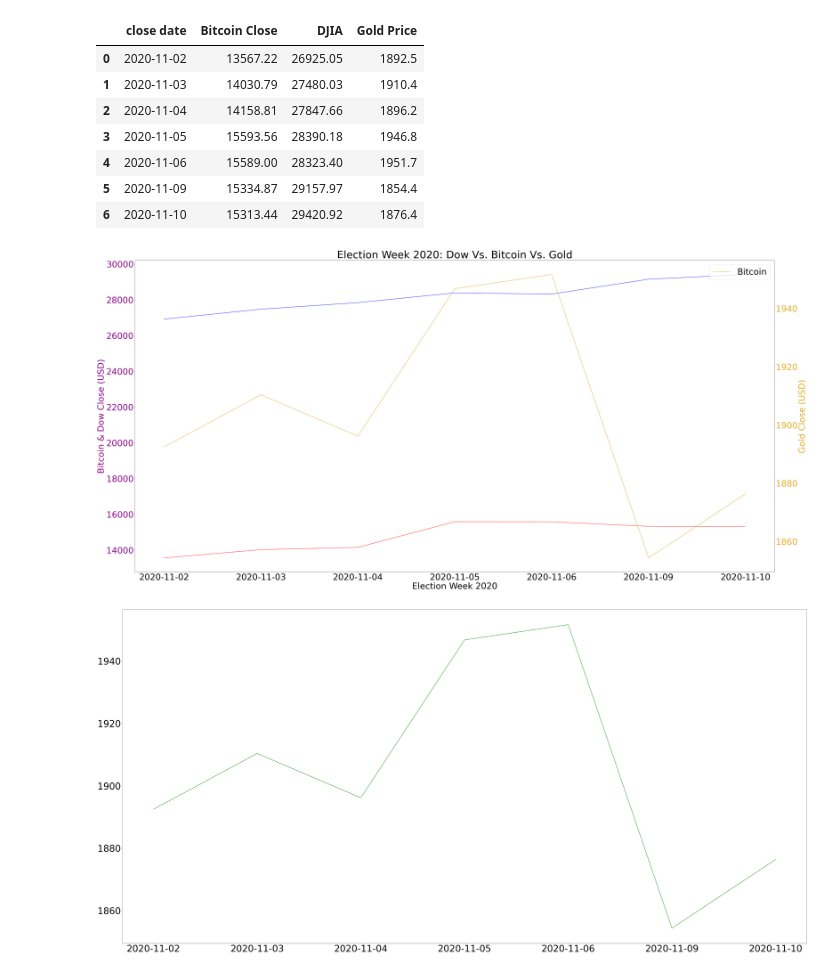
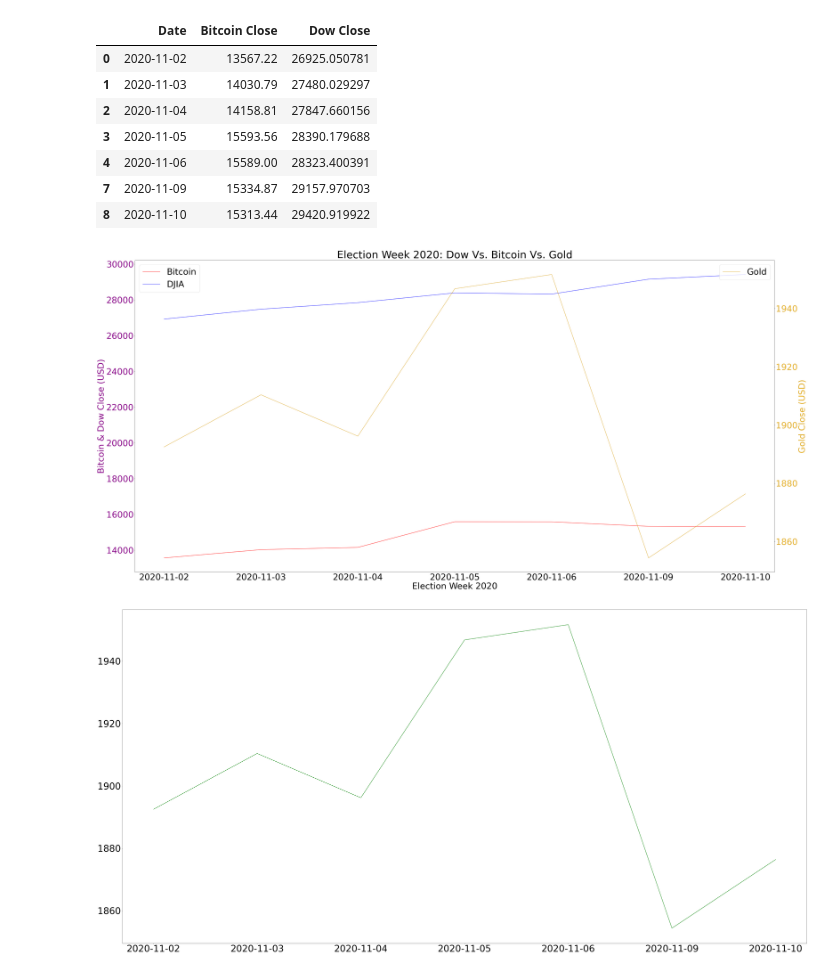
Before and after one commit to darrenr10/Project_1, a Jupyter notebook: Ryan_Work.ipynb, the cells around one changed output. Saved outputs shown, nothing was run; the diff lists cells and outputs as text; code cells hidden in the pictures.

Commit message:
updated Project Notebook with my work, ready to merge into main Jupyter

```diff
--- a/Ryan_Work.ipynb
+++ b/Ryan_Work.ipynb
@@ -61,72 +72,62 @@ response = requests.get(query_url).json()
 my_dict = response['bpi']
 test_df= pd.DataFrame(list(my_dict.items()),columns=['close date','close price'])
 test_df['close price'] = test_df['close price'].round(2)
-test_df.rename(columns = {'close price':'Bitcoin Close'}, inplace = True)
+test_df.rename(columns = {'close date':'Date','close price':'Bitcoin Close'}, inplace = True)
 test_df
 
-# #Combine DF for Dow and BPI
-combined_DowBPI_data = pd.merge(test_df, DJIA_data, on="close date", how="outer")
+# # #Combine DF for Dow and BPI
+combined_DowBPI_data = pd.merge(test_df, dow_data, on="Date", how="outer")
 clean_combined = combined_DowBPI_data.dropna()
+# clean_combined['Dow Close'] = clean_combined['Dow Close'].round(2)
+clean_combined
 
-combined_DowBPIGold_data = pd.merge(clean_combined, Gold_data, on="close date", how="outer")
+combined_DowBPIGold_data = pd.merge(clean_combined, gold_data, on="Date", how="outer")
 combined_DowBPIGold_data
 
 
 ##Dow and Gold was closed on the weekend
 # %% [output]
-|  | close date | Bitcoin Close | DJIA | Gold Price |
-| 0 | 2020-11-02 | 13567.22 | 26925.05 | 1892.5 |
-| 1 | 2020-11-03 | 14030.79 | 27480.03 | 1910.4 |
-| 2 | 2020-11-04 | 14158.81 | 27847.66 | 1896.2 |
-| 3 | 2020-11-05 | 15593.56 | 28390.18 | 1946.8 |
-| 4 | 2020-11-06 | 15589.00 | 28323.40 | 1951.7 |
-| 5 | 2020-11-09 | 15334.87 | 29157.97 | 1854.4 |
-| 6 | 2020-11-10 | 15313.44 | 29420.92 | 1876.4 |
+|  | Date | Bitcoin Close | Dow Close |
+| 0 | 2020-11-02 | 13567.22 | 26925.050781 |
+| 1 | 2020-11-03 | 14030.79 | 27480.029297 |
+| 2 | 2020-11-04 | 14158.81 | 27847.660156 |
+| 3 | 2020-11-05 | 15593.56 | 28390.179688 |
+| 4 | 2020-11-06 | 15589.00 | 28323.400391 |
+| 7 | 2020-11-09 | 15334.87 | 29157.970703 |
+| 8 | 2020-11-10 | 15313.44 | 29420.919922 |
 # %%
-#plotting for bitcoin index
-# x_axis = test_df['close date']
-# y_axis = test_df['Bitcoin Close']
-# plt.plot(x_axis, y_axis)
-
-#Wonky Line Chart
-# Bitcoin = plt.plot(clean_combined['close date'], clean_combined['Bitcoin Close'], color="red", label="Bitcoin")
-# Dow = plt.plot(clean_combined['close date'], clean_combined['DJIA'], color="blue", label="Dow")
-# Gold = plt.plot(combined_DowBPIGold_data['close date'], combined_DowBPIGold_data['Gold Price'], color="green", label="Gold")
-# # Plot laeling
-# plt.title("Election Week 2020: Dow Vs. Bitcoin Vs. Gold")
-# plt.ylabel("Close Price (USD)")
-# plt.xlabel("Dates")
-# plt.rcParams["figure.figsize"] = (60,30)
-# plt.rcParams.update({'font.size': 60})
-# # Show the chart
-# plt.legend(['Dow', 'Bitcoin','Gold'])
-# plt.show()
-
 #Better Chart with 2 axis
 fig, ax1 = plt.subplots()
 color_bit ='red'
 color_dow = 'blue'
 color_gold = 'goldenrod'
 color_label = 'purple'
 ax1.set_xlabel('Election Week 2020')
 ax1.set_ylabel('Bitcoin & Dow Close (USD)', color =color_label)
-ax1.plot(clean_combined['close date'], clean_combined['Bitcoin Close'], color=color_bit)
-ax1.plot(clean_combined['close date'],clean_combined['DJIA'],color=color_dow)
+ax1.plot(clean_combined['close date'], clean_combined['Bitcoin Close'], color=color_bit, Label='Bitcoin')
+ax1.plot(clean_combined['close date'],clean_combined['DJIA'],color=color_dow, Label='DJIA')
 ax1.tick_params(axis='y', labelcolor=color_label)
 
 ax2=ax1.twinx()
 
 ax2.set_ylabel('Gold Close (USD)', color =color_gold)
-ax2.plot(combined_DowBPIGold_data['close date'],combined_DowBPIGold_data['Gold Price'],color=color_gold)
+ax2.plot(combined_DowBPIGold_data['close date'],combined_DowBPIGold_data['Gold Price'],color=color_gold, Label='Gold')
 ax2.tick_params(axis='y', labelcolor=color_gold)
 
+#Title Clean up
 plt.title("Election Week 2020: Dow Vs. Bitcoin Vs. Gold")
 plt.rcParams["figure.figsize"] = (60,30)
 plt.rcParams.update({'font.size': 45})
-plt.legend(['Bitcoin', 'Dow','Gold'])
+
+#Legend Clean up
+
+
+ax1.legend(loc=0)
+ax2.legend(loc=0)
+
 plt.show()
 # %% [output]
-[figure, old version]
+[figure, new version]
 # %%
 Gold = plt.plot(combined_DowBPIGold_data['close date'], combined_DowBPIGold_data['Gold Price'], color="green", label="Gold")
 # %% [output]
```
Also changed, not shown: parts of 1 cell of this notebook, 4 other files.
